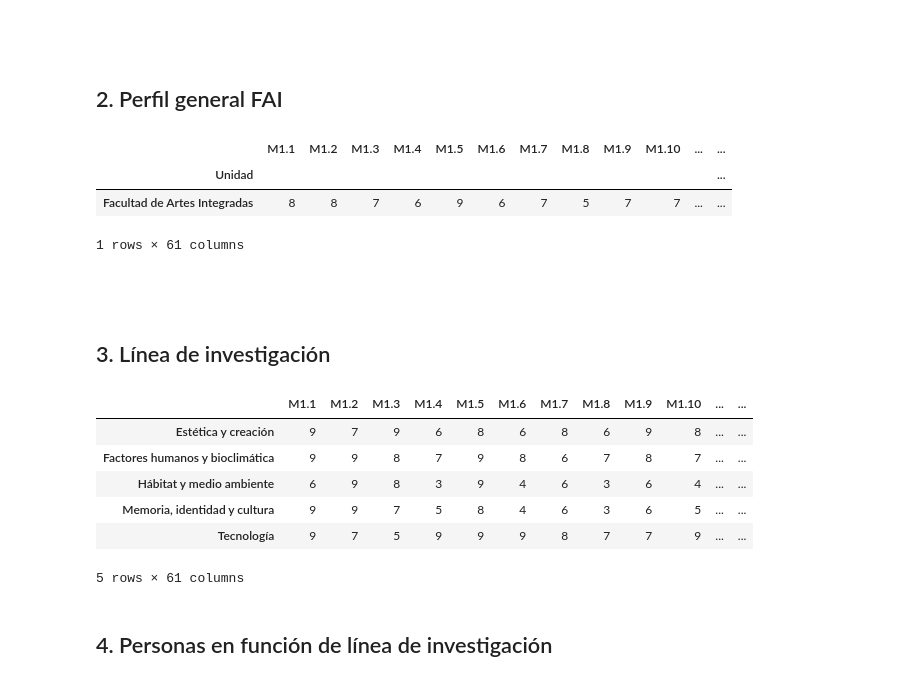
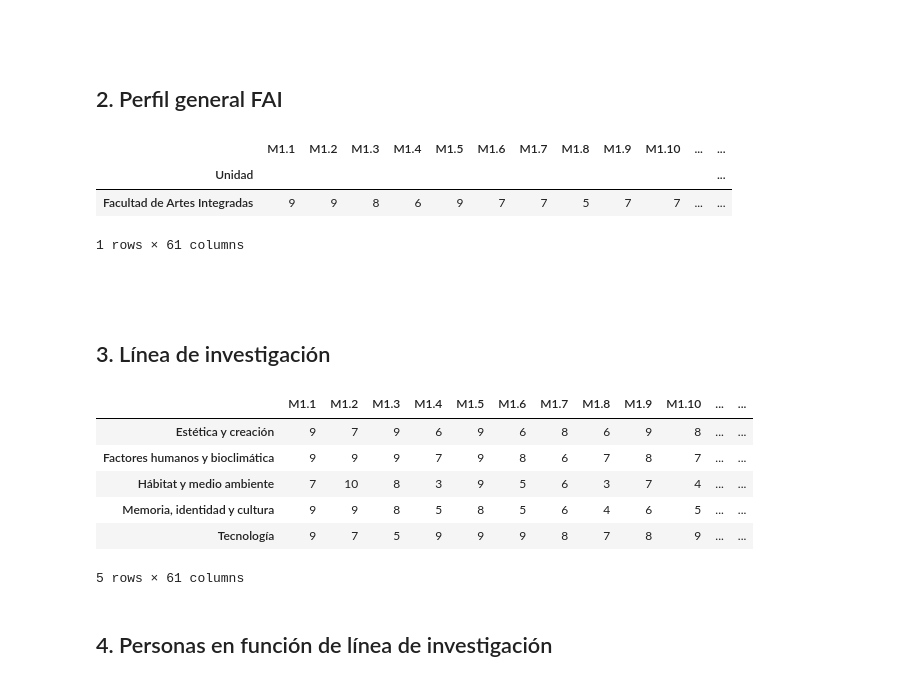
Before and after one commit to alejonaranjo83/mapa_conocimiento_v2, a Jupyter notebook: notebooks/0.1-alejo-data_read_process.ipynb, the cells around one changed output. Cells and saved outputs as stored; diff of their text form; code cells hidden in the pictures.

```diff
--- a/notebooks/0.1-alejo-data_read_process.ipynb
+++ b/notebooks/0.1-alejo-data_read_process.ipynb
@@ -276,11 +277,11 @@ df_fai_porcent['suma_total_fai'] = df_fai_porcent[['suma_m1_fai',
                               'suma_m5_fai']].sum(axis=1)
 
 # Calcular el porcentaje de cada valor con relación a la suma total y redondear esa cantidad a una sola cifra
-df_fai_porcent['porc_m1_fai'] = (df_fai_porcent['suma_m1_fai'] / df_fai_porcent['suma_total_fai'] * 100).round(1)
-df_fai_porcent['porc_m2_fai'] = (df_fai_porcent['suma_m2_fai'] / df_fai_porcent['suma_total_fai'] * 100).round(1)
-df_fai_porcent['porc_m3_fai'] = (df_fai_porcent['suma_m3_fai'] / df_fai_porcent['suma_total_fai'] * 100).round(1)
-df_fai_porcent['porc_m4_fai'] = (df_fai_porcent['suma_m4_fai'] / df_fai_porcent['suma_total_fai'] * 100).round(1)
-df_fai_porcent['porc_m5_fai'] = (df_fai_porcent['suma_m5_fai'] / df_fai_porcent['suma_total_fai'] * 100).round(1)
+df_fai_porcent['porc_m1_fai'] = (df_fai_porcent['suma_m1_fai'] / df_fai_porcent['suma_total_fai'] * 100).round()
+df_fai_porcent['porc_m2_fai'] = (df_fai_porcent['suma_m2_fai'] / df_fai_porcent['suma_total_fai'] * 100).round()
+df_fai_porcent['porc_m3_fai'] = (df_fai_porcent['suma_m3_fai'] / df_fai_porcent['suma_total_fai'] * 100).round()
+df_fai_porcent['porc_m4_fai'] = (df_fai_porcent['suma_m4_fai'] / df_fai_porcent['suma_total_fai'] * 100).round()
+df_fai_porcent['porc_m5_fai'] = (df_fai_porcent['suma_m5_fai'] / df_fai_porcent['suma_total_fai'] * 100).round()
 
 df_fai_porcent = df_fai_porcent.reset_index()
 
@@ -297,7 +298,7 @@ proyectos_col_fai = [
     "M5.1", "M5.2", "M5.3", "M5.4", "M5.5", "M5.6", "M5.7", "M5.8", "M5.9", "M5.10",
 ]
 
-promedio_proyectos_fai = fai[proyectos_col_fai].mean().apply(lambda x: int(round(x * 2)) / 2).astype(int)
+promedio_proyectos_fai = fai[proyectos_col_fai].mean().apply(lambda x: math.ceil(x * 2) / 2).astype(int)
 
 promedio_proyectos_fai = pd.DataFrame(promedio_proyectos_fai).transpose()
 promedio_proyectos_fai.columns = proyectos_col_fai
@@ -315,7 +316,7 @@ df_fai_perfil
 # %% [output]
 |  | M1.1 | M1.2 | M1.3 | M1.4 | M1.5 | M1.6 | M1.7 | M1.8 | M1.9 | M1.10 | ... | ... |
 | Unidad |  |  |  |  |  |  |  |  |  |  |  | ... |
-| Facultad de Artes Integradas | 8 | 8 | 7 | 6 | 9 | 6 | 7 | 5 | 7 | 7 | ... | ... |
+| Facultad de Artes Integradas | 9 | 9 | 8 | 6 | 9 | 7 | 7 | 5 | 7 | 7 | ... | ... |
 1 rows × 61 columns
 # %% [markdown]
 <br>
@@ -362,39 +363,41 @@ df_lin_inv_porcent
 # Creando valores numéricos promedio por cada proyecto
 promedio_proyectos_lin_inv = {}
 
 proyectos_col_lin_inv = [
     "M1.1", "M1.2", "M1.3", "M1.4", "M1.5", "M1.6", "M1.7", "M1.8", "M1.9", "M1.10",
     "M2.1", "M2.2", "M2.3", "M2.4", "M2.5", "M2.6", "M2.7", "M2.8", "M2.9", "M2.10",
     "M3.1", "M3.2", "M3.3", "M3.4", "M3.5", "M3.6", "M3.7", "M3.8", "M3.9", "M3.10",
     "M4.1", "M4.2", "M4.3", "M4.4", "M4.5", "M4.6", "M4.7", "M4.8", "M4.9", "M4.10",
     "M5.1", "M5.2", "M5.3", "M5.4", "M5.5", "M5.6", "M5.7", "M5.8", "M5.9", "M5.10",
 ]
 
 for lin_inv in fai["Lin_Inv"].unique():
     subset = fai[fai["Lin_Inv"] == lin_inv][proyectos_col_lin_inv]
-    promedio_proyectos_lin_inv[lin_inv] = subset.mean().apply(lambda x: int(round(x * 2)) / 2).astype(int)
+    #promedio_proyectos_lin_inv[lin_inv] = subset.mean().apply(lambda x: int(round(x * 2)) / 2).astype(int)
+    promedio_proyectos_lin_inv[lin_inv] = subset.mean().apply(lambda x: math.ceil(x * 2) / 2).astype(int)
+
 
 promedio_proyectos_lin_inv = pd.DataFrame(promedio_proyectos_lin_inv).transpose()
 
 promedio_proyectos_lin_inv.sort_index(inplace=True)
 
 promedio_proyectos_lin_inv
 
 
 
 
 # Uniendo ambos DFs
 df_lin_inv_porcent_index = df_lin_inv_porcent.set_index('Lin_Inv')
 df_lin_inv_perfil = pd.merge(promedio_proyectos_lin_inv, df_lin_inv_porcent_index, left_index=True, right_index=True)
 
 df_lin_inv_perfil
 # %% [output]
 |  | M1.1 | M1.2 | M1.3 | M1.4 | M1.5 | M1.6 | M1.7 | M1.8 | M1.9 | M1.10 | ... | ... |
-| Estética y creación | 9 | 7 | 9 | 6 | 8 | 6 | 8 | 6 | 9 | 8 | ... | ... |
-| Factores humanos y bioclimática | 9 | 9 | 8 | 7 | 9 | 8 | 6 | 7 | 8 | 7 | ... | ... |
-| Hábitat y medio ambiente | 6 | 9 | 8 | 3 | 9 | 4 | 6 | 3 | 6 | 4 | ... | ... |
-| Memoria, identidad y cultura | 9 | 9 | 7 | 5 | 8 | 4 | 6 | 3 | 6 | 5 | ... | ... |
-| Tecnología | 9 | 7 | 5 | 9 | 9 | 9 | 8 | 7 | 7 | 9 | ... | ... |
+| Estética y creación | 9 | 7 | 9 | 6 | 9 | 6 | 8 | 6 | 9 | 8 | ... | ... |
+| Factores humanos y bioclimática | 9 | 9 | 9 | 7 | 9 | 8 | 6 | 7 | 8 | 7 | ... | ... |
+| Hábitat y medio ambiente | 7 | 10 | 8 | 3 | 9 | 5 | 6 | 3 | 7 | 4 | ... | ... |
+| Memoria, identidad y cultura | 9 | 9 | 8 | 5 | 8 | 5 | 6 | 4 | 6 | 5 | ... | ... |
+| Tecnología | 9 | 7 | 5 | 9 | 9 | 9 | 8 | 7 | 8 | 9 | ... | ... |
 5 rows × 61 columns
 # %% [markdown]
 ## 4. Personas en función de línea de investigación
```
Also changed, not shown: parts of 22 cells of this notebook, 5 other files.
